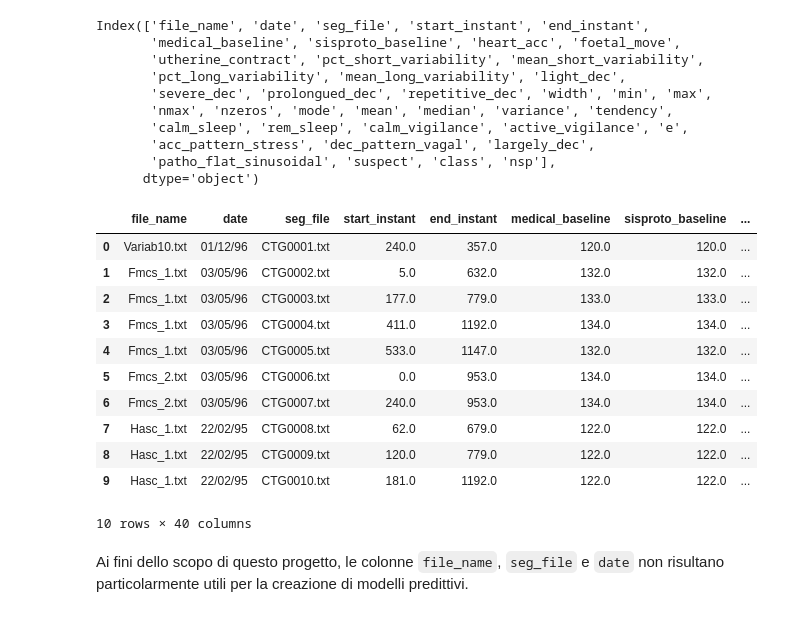
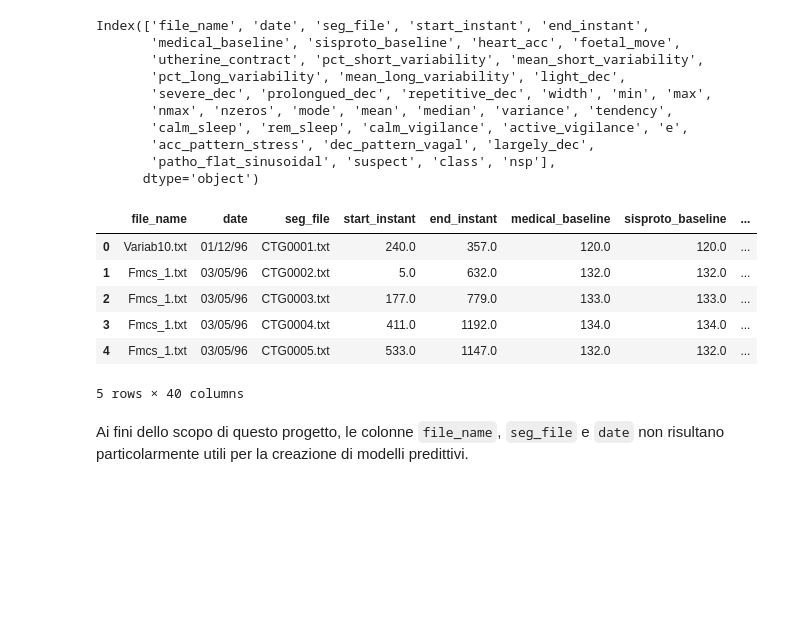
Before and after one commit to S-furi/CardioML, a Jupyter notebook: notebooks/cardio_ml.ipynb, the cells around one changed output. Drawn from its saved outputs; the diff is of its cells as text; code cells hidden in the pictures; blank space fills up the shorter version.

```diff
--- a/notebooks/cardio_ml.ipynb
+++ b/notebooks/cardio_ml.ipynb
@@ -156,20 +165,15 @@ Index(['file_name', 'date', 'seg_file', 'start_instant', 'end_instant',
        'patho_flat_sinusoidal', 'suspect', 'class', 'nsp'],
       dtype='object')
 # %%
-raw_df.head(10)
+raw_df.head(5)
 # %% [output]
 |  | file_name | date | seg_file | start_instant | end_instant | medical_baseline | sisproto_baseline | ... |
 | 0 | Variab10.txt | 01/12/96 | CTG0001.txt | 240.0 | 357.0 | 120.0 | 120.0 | ... |
 | 1 | Fmcs_1.txt | 03/05/96 | CTG0002.txt | 5.0 | 632.0 | 132.0 | 132.0 | ... |
 | 2 | Fmcs_1.txt | 03/05/96 | CTG0003.txt | 177.0 | 779.0 | 133.0 | 133.0 | ... |
 | 3 | Fmcs_1.txt | 03/05/96 | CTG0004.txt | 411.0 | 1192.0 | 134.0 | 134.0 | ... |
 | 4 | Fmcs_1.txt | 03/05/96 | CTG0005.txt | 533.0 | 1147.0 | 132.0 | 132.0 | ... |
-| 5 | Fmcs_2.txt | 03/05/96 | CTG0006.txt | 0.0 | 953.0 | 134.0 | 134.0 | ... |
-| 6 | Fmcs_2.txt | 03/05/96 | CTG0007.txt | 240.0 | 953.0 | 134.0 | 134.0 | ... |
-| 7 | Hasc_1.txt | 22/02/95 | CTG0008.txt | 62.0 | 679.0 | 122.0 | 122.0 | ... |
-| 8 | Hasc_1.txt | 22/02/95 | CTG0009.txt | 120.0 | 779.0 | 122.0 | 122.0 | ... |
-| 9 | Hasc_1.txt | 22/02/95 | CTG0010.txt | 181.0 | 1192.0 | 122.0 | 122.0 | ... |
-10 rows × 40 columns
+5 rows × 40 columns
 # %% [markdown]
 Ai fini dello scopo di questo progetto, le colonne `file_name`, `seg_file` e `date` non risultano particolarmente utili per la creazione di modelli predittivi.
 # %%
```
Also changed, not shown: parts of 6 cells of this notebook.
